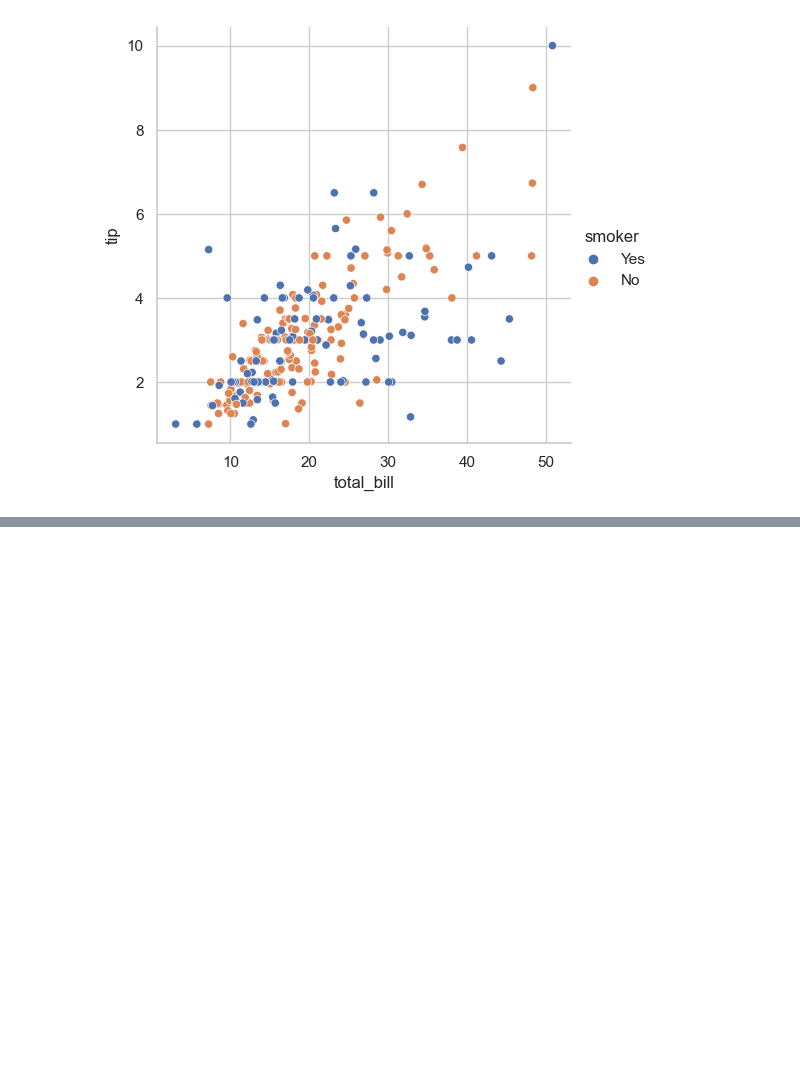
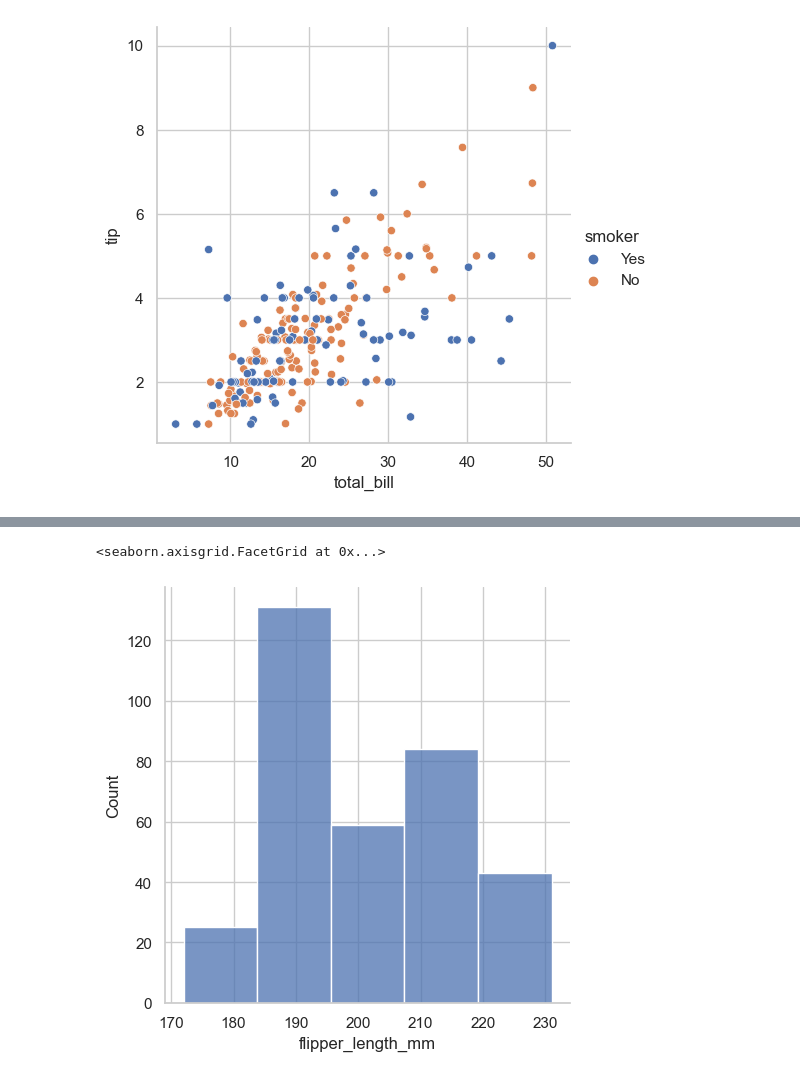
Before and after one commit to Shruti26Nigam/DIGIPODIUM-DATA-ANALYSTICS, a Jupyter notebook: visualization_practice.ipynb, the cells around one changed output, grey strips where cells are left out. Cells and saved outputs as stored; diff of their text form; code cells hidden in the pictures; blank space fills up the shorter version.

```diff
--- a/visualization_practice.ipynb
+++ b/visualization_practice.ipynb
@@ -54,0 +69,5 @@ sns.relplot(data=tips, x="total_bill", y="tip", hue="smoker")
+# %%
+sns.displot(penguins, x="flipper_length_mm", bins=5)
+# %% [output]
+<seaborn.axisgrid.FacetGrid at 0x...>
+[figure, added]
```
Also changed, not shown: parts of 14 cells of this notebook, 3 other files.
